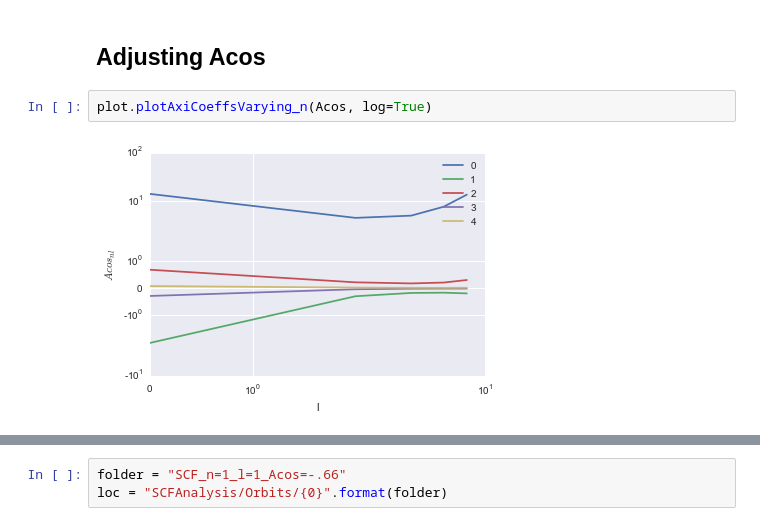
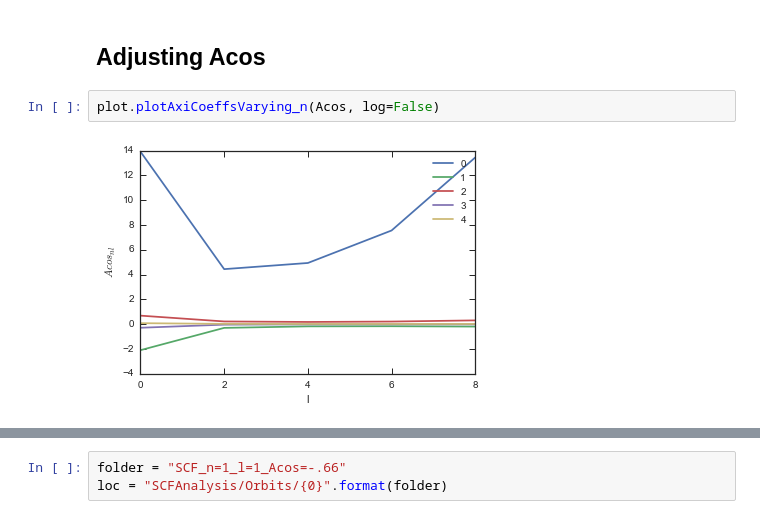
Before and after one commit to SeaifanAladdin/galpy-notebook, a Jupyter notebook: galpy/MW_SCFAnalysis.ipynb, the cells around one changed output, grey strips where cells are left out. Saved outputs shown, nothing was run; the diff lists cells and outputs as text.

Commit message:
Added results from playing around with coeffecients

```diff
--- a/galpy/MW_SCFAnalysis.ipynb
+++ b/galpy/MW_SCFAnalysis.ipynb
@@ -37,9 +49,9 @@ plot.plotRA_DEC(loc, 0.01,1*units.Myr, fit=False)
 # %% [markdown]
 ## Adjusting Acos
 # %%
-plot.plotAxiCoeffsVarying_n(Acos, log=True)
+plot.plotAxiCoeffsVarying_n(Acos, log=False)
 # %% [output]
-[figure, old version]
+[figure, new version]
 # %%
 plot.plotAxiCoeffsVarying_n(Acos, n_start=1, n_end=2)
 plt.plot(1,-.66, "o")
```
Also changed, not shown: parts of 47 cells of this notebook.
